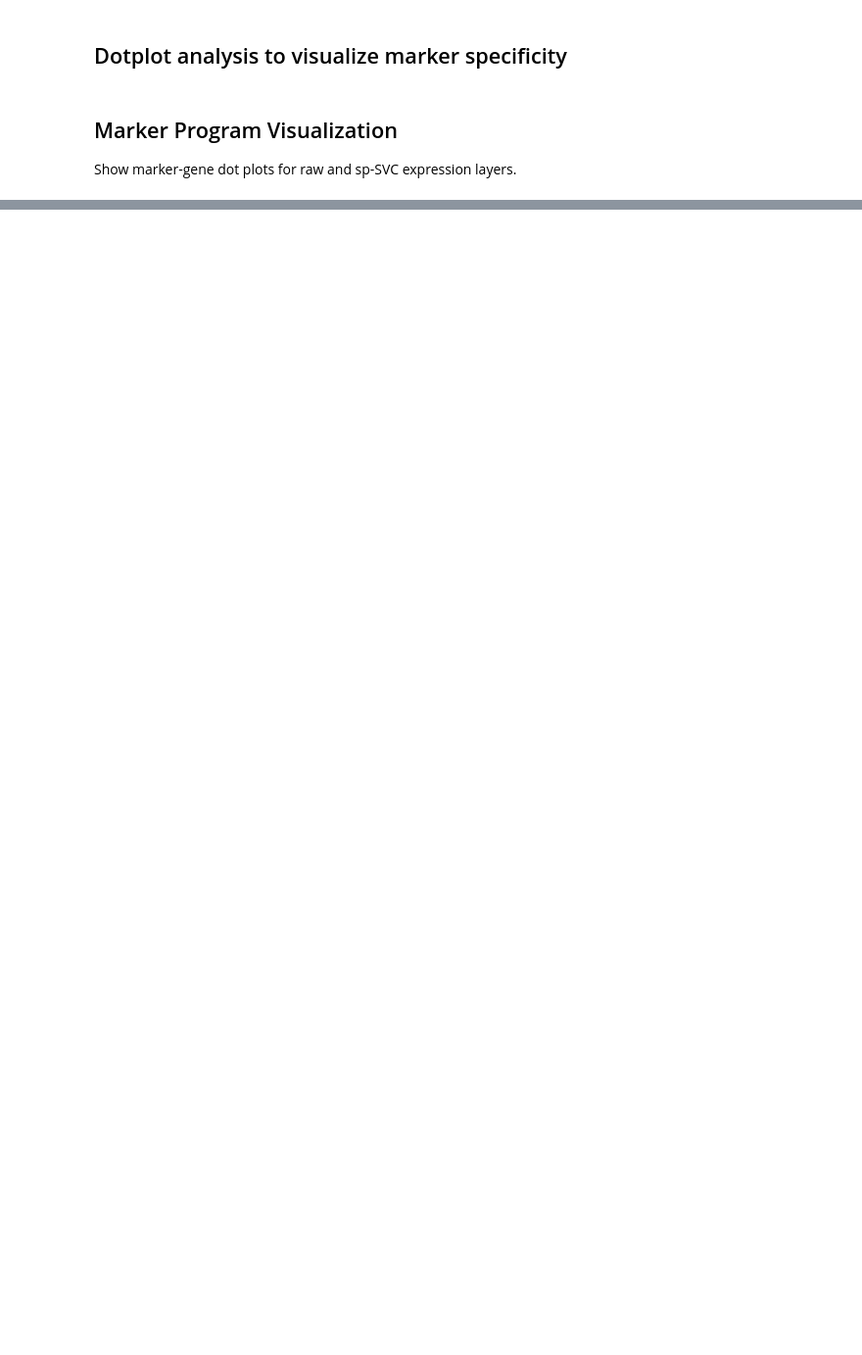
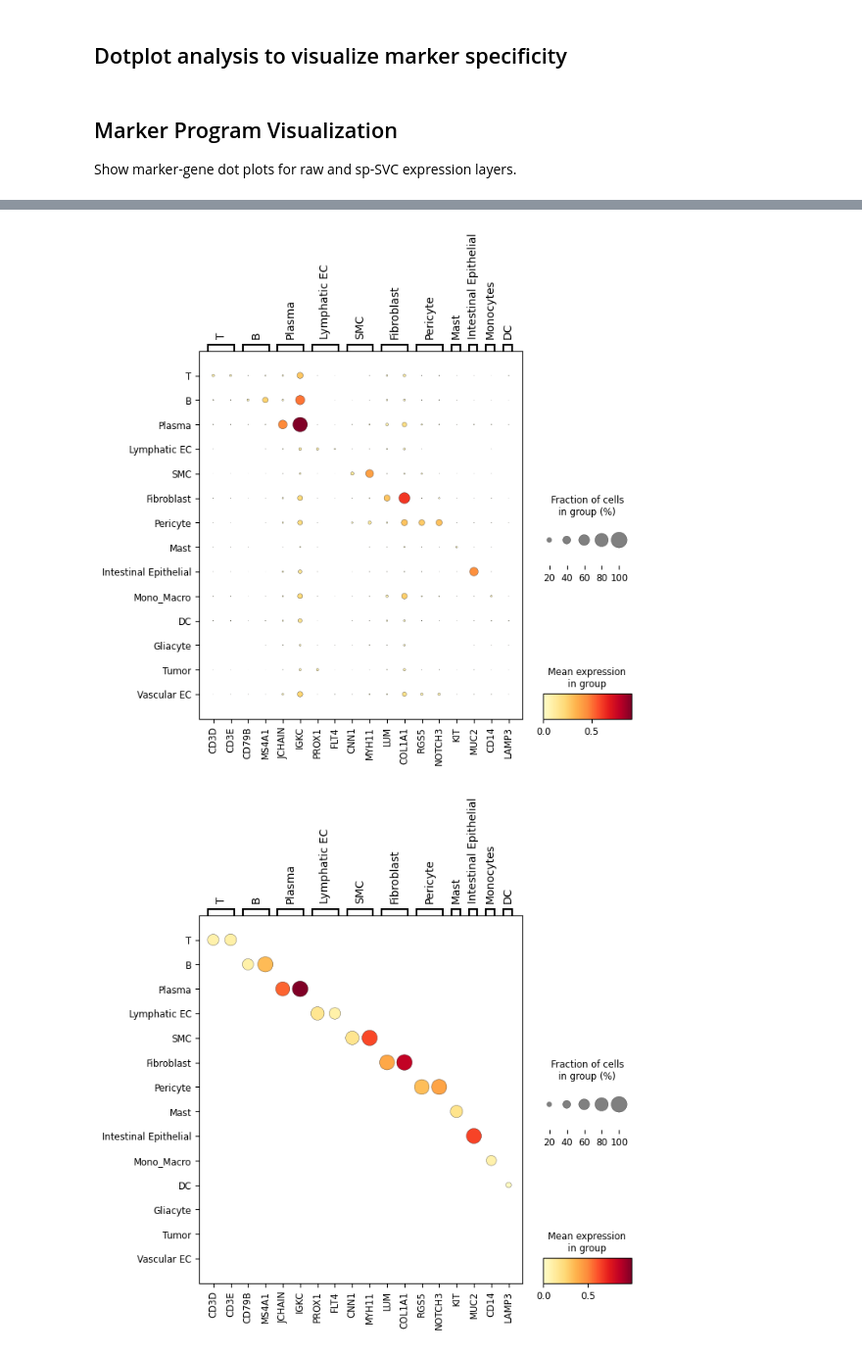
Before and after one commit to wuys13/REVISE, a Jupyter notebook: reproduce/case/VisiumHD_sp_SVC.ipynb, the cells around one changed output, grey strips where cells are left out. Shown at 98% size. Saved outputs shown, nothing was run; the diff lists cells and outputs as text; code cells hidden in the pictures; blank space fills up the shorter version.

```diff
--- a/reproduce/case/VisiumHD_sp_SVC.ipynb
+++ b/reproduce/case/VisiumHD_sp_SVC.ipynb
@@ -618,7 +677,7 @@ sp_SVC_file_name = f"{svc_data_path}/{patient_id}/sp_SVC.h5ad"
 adata_sp = sc.read_h5ad(raw_file_name)
 adata_sp_svc = sc.read_h5ad(sp_SVC_file_name)
 # %%
-adata_sp, adata_sp_svc = sample_paired_by_identity(
+adata_sp, adata_sp_svc = sample_independently(
     adata_sp, adata_sp_svc, sample_size=30000, seed=42
 )
 # %%
@@ -722,27 +783,30 @@ plt.show()
 # %%
 # save
-save_dir = '../../output/sp_SVC_analysis'
+save_dir = '../../output/sp_SVC_case'
 cmap = 'YlOrRd'
 
 
 # plt.figure(figsize=(10, 6))
 sc.pl.dotplot(adata_sp, selected_marker_genes, groupby,
               layer="cutoff",
               dendrogram=False, show = False,
               cmap = cmap,
               figsize=(7, 6)
               )
 plt.savefig(f"{save_dir}/{patient_id}_{data_type}/raw_dotplot.pdf")
 plt.show()
 plt.close()
 
 # plt.figure(figsize=(10, 6))
 sc.pl.dotplot(adata_sp_svc, selected_marker_genes, groupby,
               layer="cutoff",
               dendrogram=False, show = False,
               cmap = cmap,
               figsize=(7, 6)
               )
 plt.savefig(f"{save_dir}/{patient_id}_{data_type}/svc_dotplot.pdf")
 plt.show()
 plt.close()
+# %% [output]
+[figure, added]
+[figure, added]
```
Also changed, not shown: parts of 17 cells of this notebook, 19 other files.
